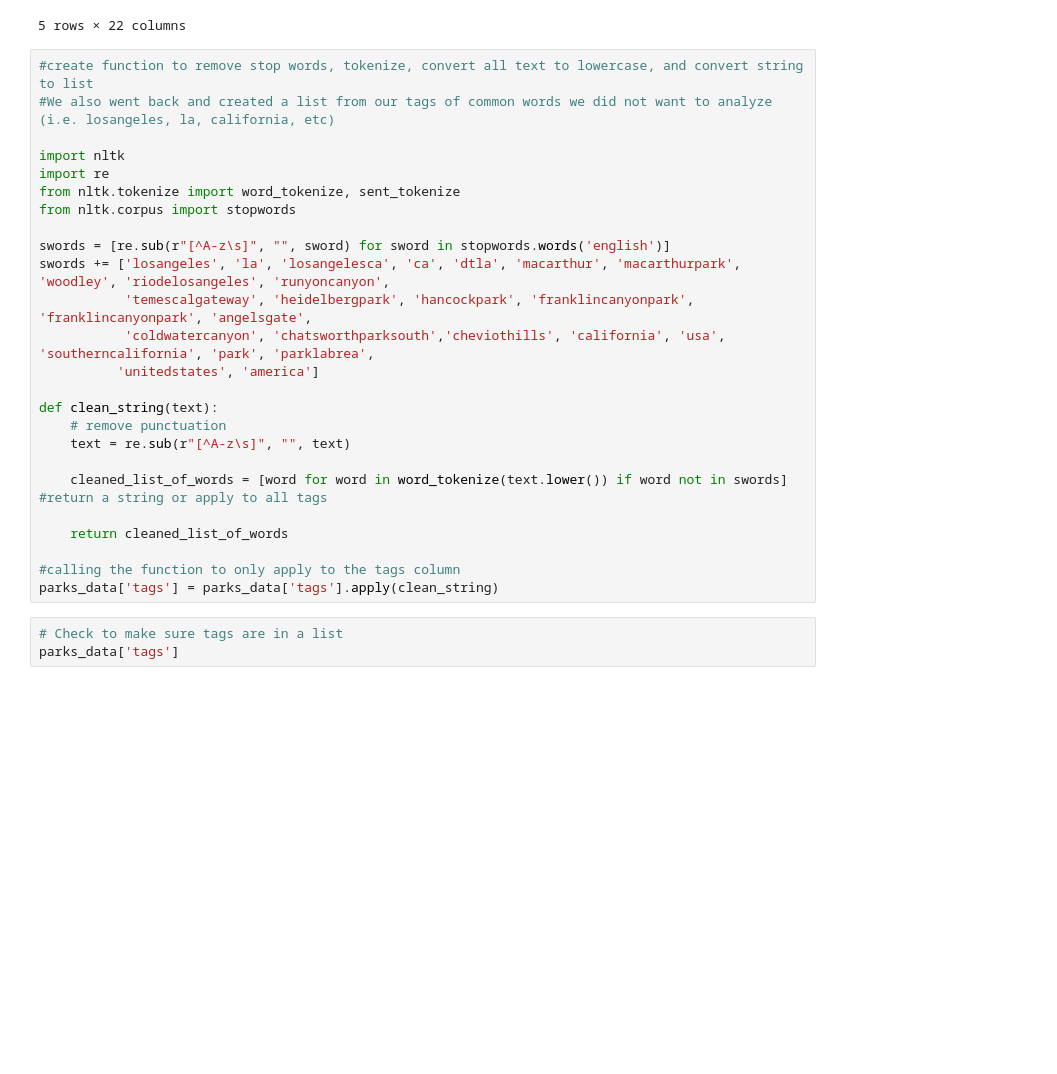
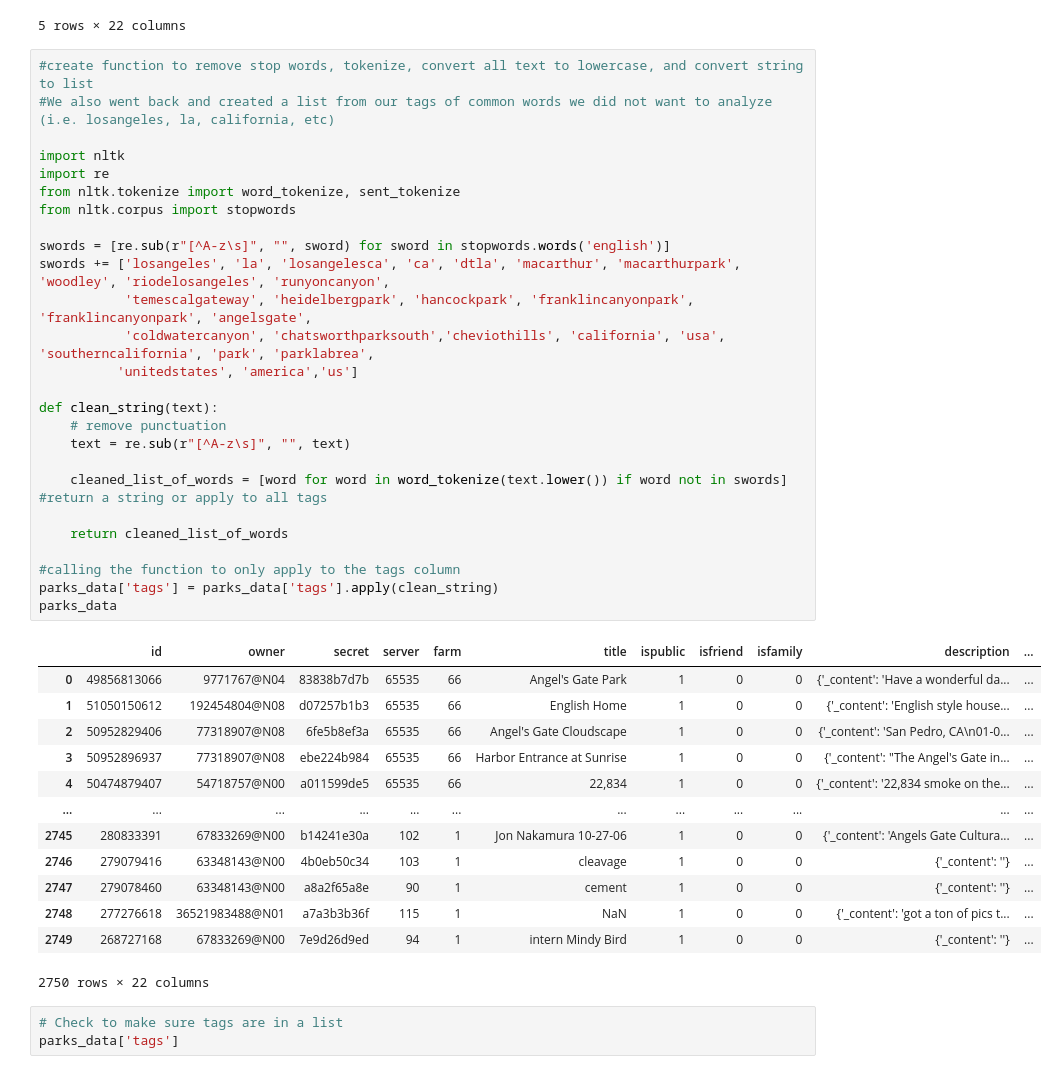
Before and after one commit to mlrog/LaParks_NLP, a Jupyter notebook: 2 - All Parks.ipynb, the cells around one changed output. Cells and saved outputs as stored; diff of their text form; blank space fills up the shorter version.

```diff
--- a/2 - All Parks.ipynb
+++ b/2 - All Parks.ipynb
@@ -114,28 +112,43 @@ parks_data.head()
 # %%
 #create function to remove stop words, tokenize, convert all text to lowercase, and convert string to list
 #We also went back and created a list from our tags of common words we did not want to analyze (i.e. losangeles, la, california, etc)
 
 import nltk
 import re
 from nltk.tokenize import word_tokenize, sent_tokenize
 from nltk.corpus import stopwords
 
 swords = [re.sub(r"[^A-z\s]", "", sword) for sword in stopwords.words('english')]
 swords += ['losangeles', 'la', 'losangelesca', 'ca', 'dtla', 'macarthur', 'macarthurpark', 'woodley', 'riodelosangeles', 'runyoncanyon',
            'temescalgateway', 'heidelbergpark', 'hancockpark', 'franklincanyonpark', 'franklincanyonpark', 'angelsgate',
            'coldwatercanyon', 'chatsworthparksouth','cheviothills', 'california', 'usa', 'southerncalifornia', 'park', 'parklabrea',
-          'unitedstates', 'america']
+          'unitedstates', 'america','us']
 
 def clean_string(text):
     # remove punctuation
     text = re.sub(r"[^A-z\s]", "", text)
 
     cleaned_list_of_words = [word for word in word_tokenize(text.lower()) if word not in swords] #return a string or apply to all tags
 
     return cleaned_list_of_words
 
 #calling the function to only apply to the tags column
 parks_data['tags'] = parks_data['tags'].apply(clean_string)
+parks_data
+# %% [output]
+|  | id | owner | secret | server | farm | title | ispublic | isfriend | isfamily | description | ... |
+| 0 | 49856813066 | 9771767@N04 | 83838b7d7b | 65535 | 66 | Angel's Gate Park | 1 | 0 | 0 | {'_content': 'Have a wonderful da... | ... |
+| 1 | 51050150612 | 192454804@N08 | d07257b1b3 | 65535 | 66 | English Home | 1 | 0 | 0 | {'_content': 'English style house... | ... |
+| 2 | 50952829406 | 77318907@N08 | 6fe5b8ef3a | 65535 | 66 | Angel's Gate Cloudscape | 1 | 0 | 0 | {'_content': 'San Pedro, CA\n01-0... | ... |
+| 3 | 50952896937 | 77318907@N08 | ebe224b984 | 65535 | 66 | Harbor Entrance at Sunrise | 1 | 0 | 0 | {'_content': "The Angel's Gate in... | ... |
+| 4 | 50474879407 | 54718757@N00 | a011599de5 | 65535 | 66 | 22,834 | 1 | 0 | 0 | {'_content': '22,834 smoke on the... | ... |
+| ... | ... | ... | ... | ... | ... | ... | ... | ... | ... | ... | ... |
+| 2745 | 280833391 | 67833269@N00 | b14241e30a | 102 | 1 | Jon Nakamura 10-27-06 | 1 | 0 | 0 | {'_content': 'Angels Gate Cultura... | ... |
+| 2746 | 279079416 | 63348143@N00 | 4b0eb50c34 | 103 | 1 | cleavage | 1 | 0 | 0 | {'_content': ''} | ... |
+| 2747 | 279078460 | 63348143@N00 | a8a2f65a8e | 90 | 1 | cement | 1 | 0 | 0 | {'_content': ''} | ... |
+| 2748 | 277276618 | 36521983488@N01 | a7a3b3b36f | 115 | 1 | NaN | 1 | 0 | 0 | {'_content': 'got a ton of pics t... | ... |
+| 2749 | 268727168 | 67833269@N00 | 7e9d26d9ed | 94 | 1 | intern Mindy Bird | 1 | 0 | 0 | {'_content': ''} | ... |
+2750 rows × 22 columns
 # %%
 # Check to make sure tags are in a list
 parks_data['tags']
```
Also changed, not shown: parts of 11 cells of this notebook, 3 other files.
